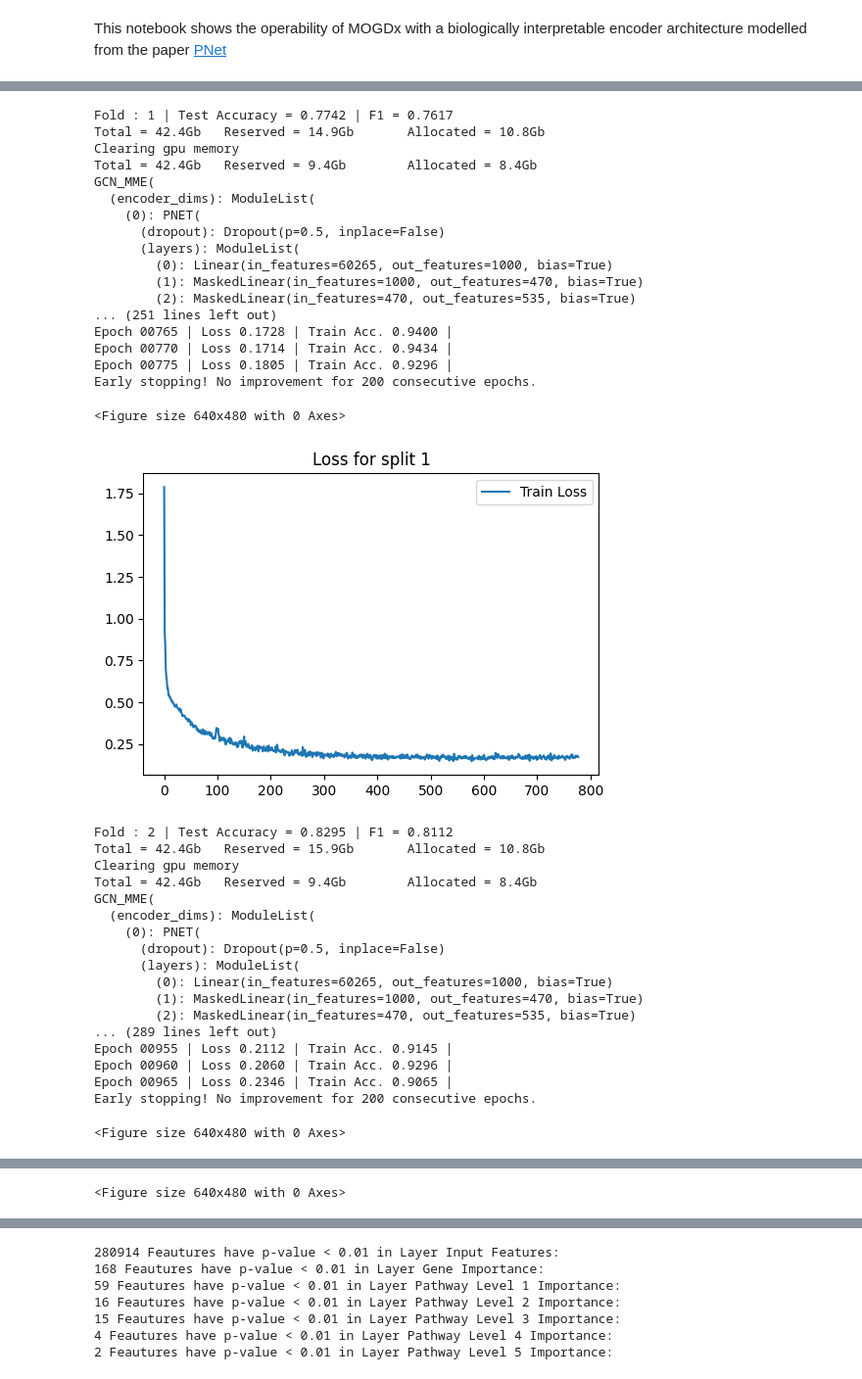
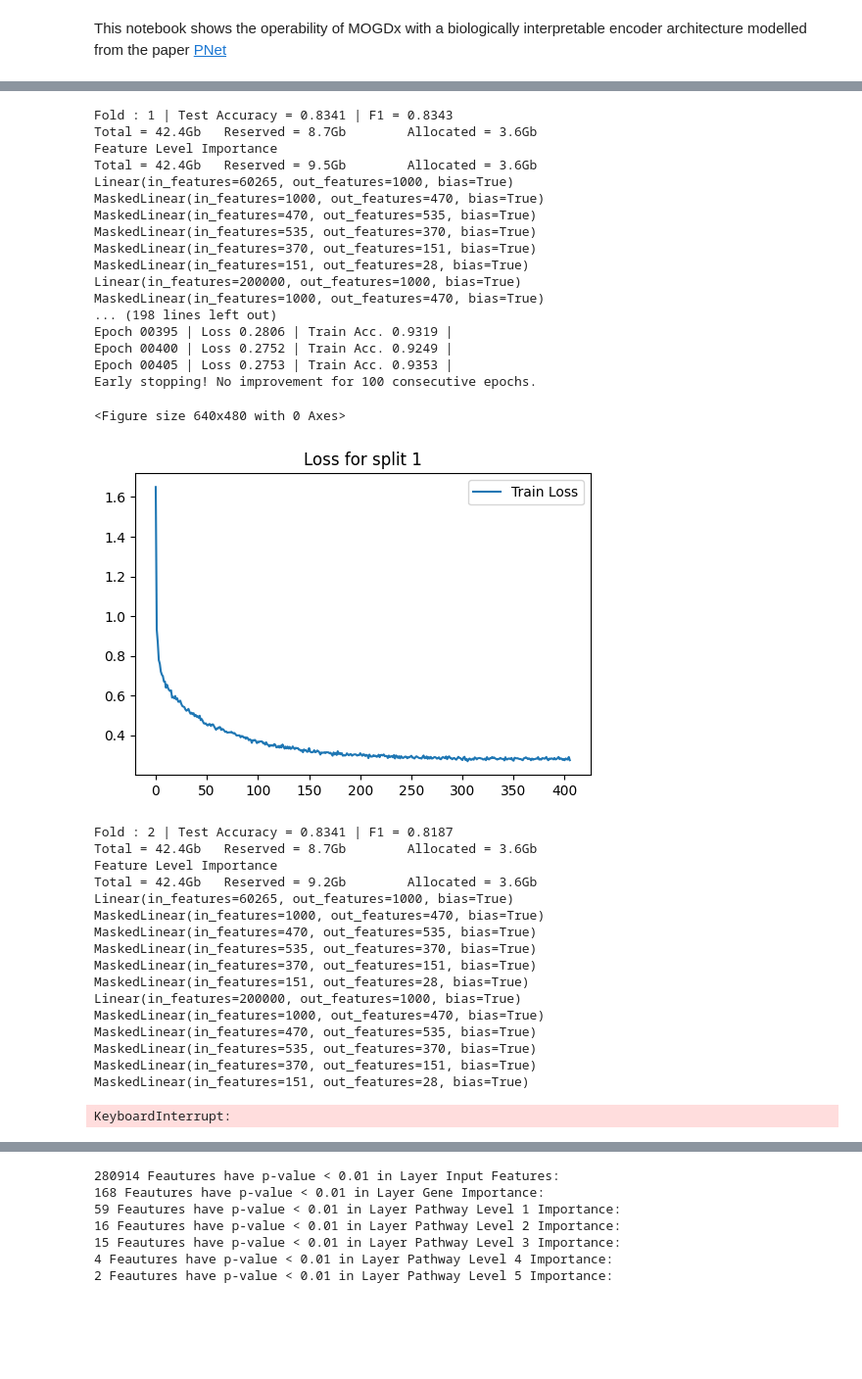
Before and after one commit to Barry8197/MOGDx, a Jupyter notebook: Notebooks/MOGDx_PNet.ipynb, the cells around one changed output, grey strips where cells are left out. Shown at 98% size. Drawn from its saved outputs; the diff is of its cells as text; code cells hidden in the pictures; blank space fills up the shorter version.

```diff
--- a/Notebooks/MOGDx_PNet.ipynb
+++ b/Notebooks/MOGDx_PNet.ipynb
@@ -48,7 +42,7 @@ data_input = './../../data/TCGA/BRCA/raw/'
 snf_net = 'CNV_DNAm_mRNA_graph.graphml'
 index_col = 'index'
 target = 'paper_BRCA_Subtype_PAM50'
-interpret_feat = False
+interpret_feat = True
 pnet = True
 # %%
 device = torch.device('cuda' if torch.cuda.is_available() else 'cpu')# Get GPU device name, else use CPU
@@ -102,7 +96,7 @@ test_logits = []
 test_labels = []
 for i, (train_index, test_index) in enumerate(skf.split(meta.index, meta)) :
 
-    model = GCN_MME(MME_input_shapes,  [250,750,500] , [32, 16 , 32] , 32 , [32]  , len(meta.unique()), PNet=net).to(device)
+    model = GCN_MME(MME_input_shapes,  [500,750,500] , [32, 16 , 32] , 32 , [32]  , len(meta.unique()), PNet=net).to(device)
 
     print(model)
     print(g)
@@ -110,7 +104,7 @@ for i, (train_index, test_index) in enumerate(skf.split(meta.index, meta)) :
     g = g.to(device)
 
     get_gpu_memory()
-    loss_plot = train(g, train_index, device ,  model , label , 2000 , 1e-2 , 200 , batch_size=1024)
+    loss_plot = train(g, train_index, device ,  model , label , 2000 , 1e-3 , 100 , batch_size=1024)
     plt.title(f'Loss for split {i}')
     plt.show()
     plt.clf()
@@ -132,7 +126,7 @@ for i, (train_index, test_index) in enumerate(skf.split(meta.index, meta)) :
         use_uva=False,
     )
 
-    test_output_metrics = evaluate(model , g, test_dataloader)
+    test_output_metrics = evaluate(model ,test_dataloader)
 
     print(
         "Fold : {:01d} | Test Accuracy = {:.4f} | F1 = {:.4f} ".format(
@@ -241,37 +235,36 @@ Early stopping! No improvement for 200 consecutive epochs.
-Fold : 1 | Test Accuracy = 0.7742 | F1 = 0.7617
-Total = 42.4Gb   Reserved = 14.9Gb       Allocated = 10.8Gb
-Clearing gpu memory
-Total = 42.4Gb   Reserved = 9.4Gb        Allocated = 8.4Gb
-GCN_MME(
-  (encoder_dims): ModuleList(
-    (0): PNET(
-      (dropout): Dropout(p=0.5, inplace=False)
-      (layers): ModuleList(
-        (0): Linear(in_features=60265, out_features=1000, bias=True)
-        (1): MaskedLinear(in_features=1000, out_features=470, bias=True)
-        (2): MaskedLinear(in_features=470, out_features=535, bias=True)
-... (251 lines left out)
-Epoch 00765 | Loss 0.1728 | Train Acc. 0.9400 |
-Epoch 00770 | Loss 0.1714 | Train Acc. 0.9434 |
-Epoch 00775 | Loss 0.1805 | Train Acc. 0.9296 |
-Early stopping! No improvement for 200 consecutive epochs.
+Fold : 1 | Test Accuracy = 0.8341 | F1 = 0.8343
+Total = 42.4Gb   Reserved = 8.7Gb        Allocated = 3.6Gb
+Feature Level Importance
+Total = 42.4Gb   Reserved = 9.5Gb        Allocated = 3.6Gb
+Linear(in_features=60265, out_features=1000, bias=True)
+MaskedLinear(in_features=1000, out_features=470, bias=True)
+MaskedLinear(in_features=470, out_features=535, bias=True)
+MaskedLinear(in_features=535, out_features=370, bias=True)
+MaskedLinear(in_features=370, out_features=151, bias=True)
+MaskedLinear(in_features=151, out_features=28, bias=True)
+Linear(in_features=200000, out_features=1000, bias=True)
+MaskedLinear(in_features=1000, out_features=470, bias=True)
+... (198 lines left out)
+Epoch 00395 | Loss 0.2806 | Train Acc. 0.9319 |
+Epoch 00400 | Loss 0.2752 | Train Acc. 0.9249 |
+Epoch 00405 | Loss 0.2753 | Train Acc. 0.9353 |
+Early stopping! No improvement for 100 consecutive epochs.
 <Figure size 640x480 with 0 Axes>
-[figure, old version]
+[figure, new version]
-Fold : 2 | Test Accuracy = 0.8295 | F1 = 0.8112
-Total = 42.4Gb   Reserved = 15.9Gb       Allocated = 10.8Gb
-Clearing gpu memory
-Total = 42.4Gb   Reserved = 9.4Gb        Allocated = 8.4Gb
-GCN_MME(
-  (encoder_dims): ModuleList(
-    (0): PNET(
-      (dropout): Dropout(p=0.5, inplace=False)
-      (layers): ModuleList(
-        (0): Linear(in_features=60265, out_features=1000, bias=True)
-        (1): MaskedLinear(in_features=1000, out_features=470, bias=True)
-        (2): MaskedLinear(in_features=470, out_features=535, bias=True)
-... (289 lines left out)
-Epoch 00955 | Loss 0.2112 | Train Acc. 0.9145 |
-Epoch 00960 | Loss 0.2060 | Train Acc. 0.9296 |
-Epoch 00965 | Loss 0.2346 | Train Acc. 0.9065 |
-Early stopping! No improvement for 200 consecutive epochs.
+Fold : 2 | Test Accuracy = 0.8341 | F1 = 0.8187
+Total = 42.4Gb   Reserved = 8.7Gb        Allocated = 3.6Gb
+Feature Level Importance
+Total = 42.4Gb   Reserved = 9.2Gb        Allocated = 3.6Gb
+Linear(in_features=60265, out_features=1000, bias=True)
+MaskedLinear(in_features=1000, out_features=470, bias=True)
+MaskedLinear(in_features=470, out_features=535, bias=True)
+MaskedLinear(in_features=535, out_features=370, bias=True)
+MaskedLinear(in_features=370, out_features=151, bias=True)
+MaskedLinear(in_features=151, out_features=28, bias=True)
+Linear(in_features=200000, out_features=1000, bias=True)
+MaskedLinear(in_features=1000, out_features=470, bias=True)
+MaskedLinear(in_features=470, out_features=535, bias=True)
+MaskedLinear(in_features=535, out_features=370, bias=True)
+MaskedLinear(in_features=370, out_features=151, bias=True)
+MaskedLinear(in_features=151, out_features=28, bias=True)
-<Figure size 640x480 with 0 Axes>
+KeyboardInterrupt:
@@ -296 +271,0 @@ Early stopping! No improvement for 200 consecutive epochs.
-<Figure size 640x480 with 0 Axes>
```
Also changed, not shown: parts of 3 cells of this notebook, 3 other files.
